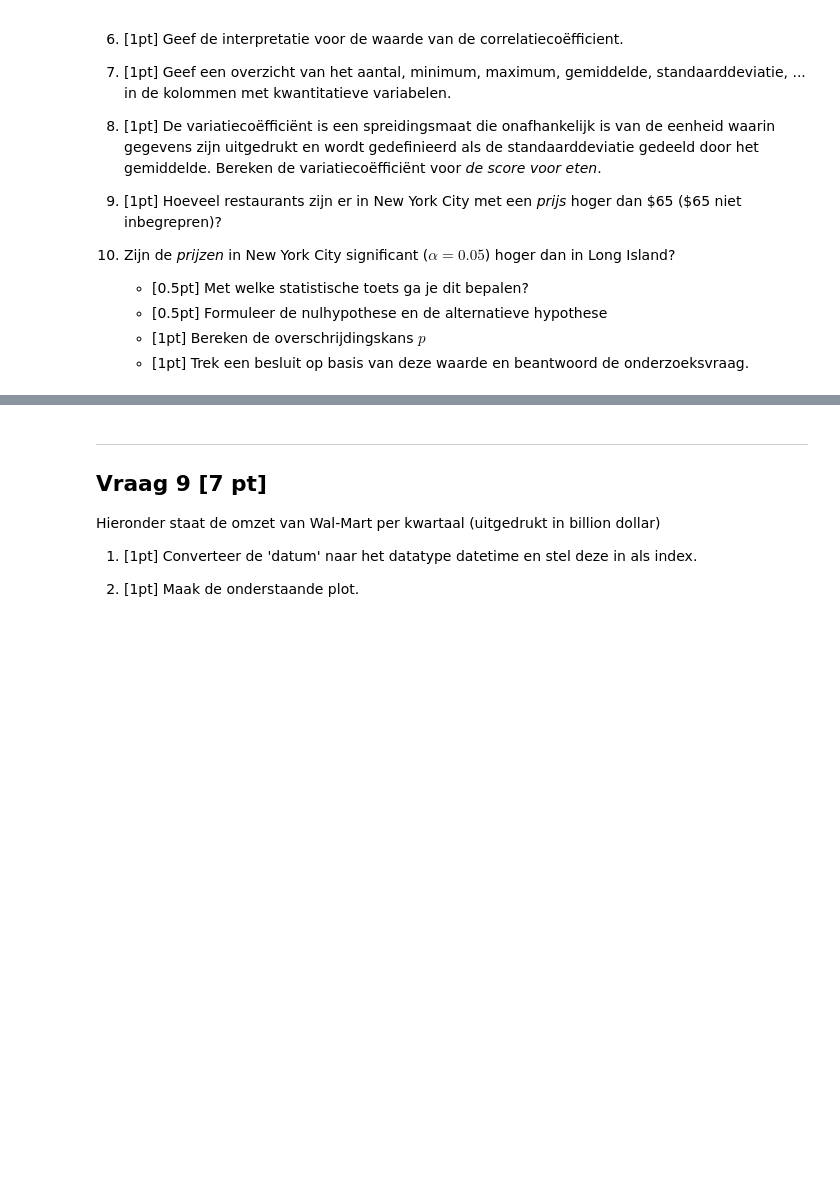
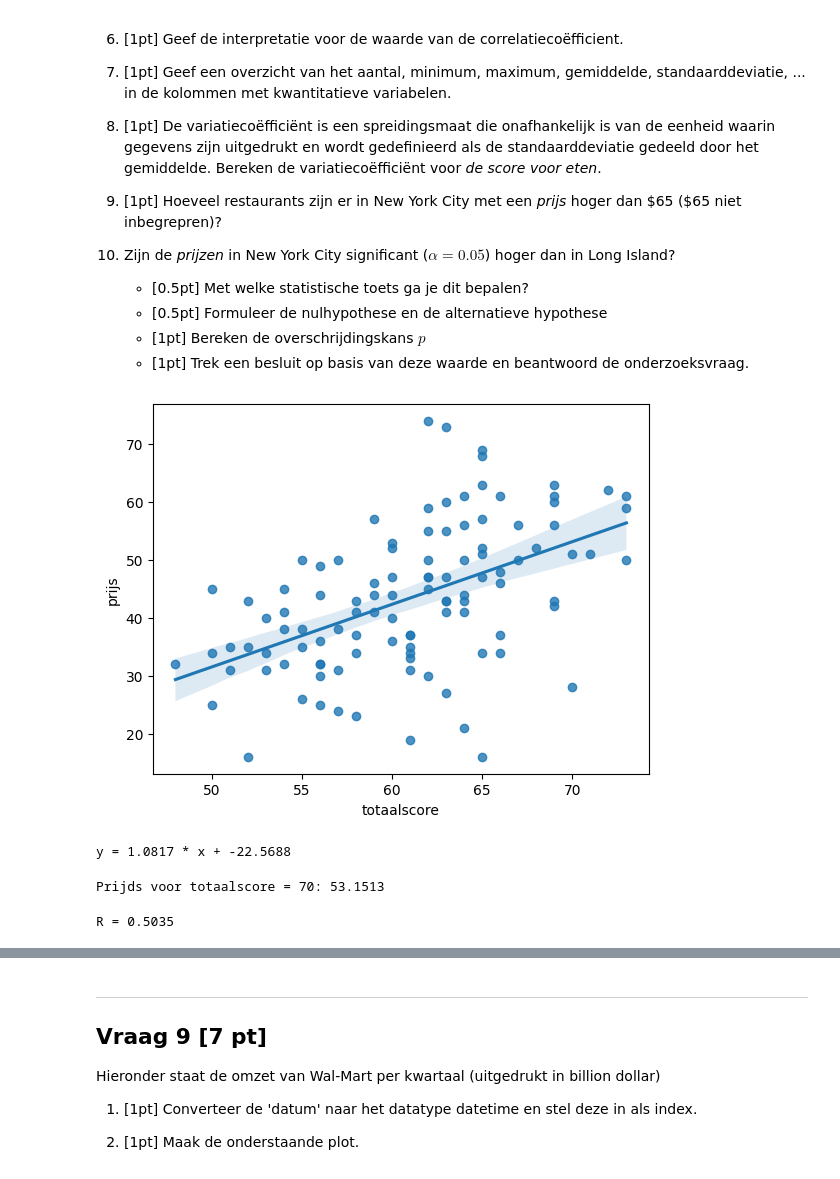
Before and after one commit to JasperHmn/dsailabs, a Jupyter notebook: RepeatExercises/DSAI-2324-EP2-Examen.ipynb, the cells around one changed output, grey strips where cells are left out. Drawn from its saved outputs; the diff is of its cells as text; code cells hidden in the pictures; blank space fills up the shorter version.

```diff
--- a/RepeatExercises/DSAI-2324-EP2-Examen.ipynb
+++ b/RepeatExercises/DSAI-2324-EP2-Examen.ipynb
@@ -254,3 +312,29 @@ dfrestaurants = pd.DataFrame(
     'decor': [18,19,17,17,17,16,15,18,22,18,22,17,19,16,21,20,16,19,17,18,16,19,15,21,23,14,20,16,18,21,17,16,17,14,14,18,19,18,17,18,20,17,14,17,16,17,19,16,17,15,18,20,19,22,25,20,21,17,21,17,18,19,15,18,17,21,17,17,15,23,23,24,18,23,20,17,15,16,21,21,19,19,17,19,17,18,19,21,21,20,18,21,21,22,14,22,24,15,24,15,21,26,21,15,21,15],
     'service': [17,20,18,16,15,19,19,19,18,19,17,16,19,16,21,21,18,18,17,20,14,18,19,20,20,20,21,18,20,21,19,23,19,24,18,20,20,21,23,22,21,20,19,23,21,21,21,21,21,20,22,20,20,20,23,17,16,21,16,18,22,21,18,21,17,19,20,19,17,17,19,18,18,24,22,19,18,18,20,24,18,21,20,21,19,24,21,24,23,21,23,24,21,22,18,24,24,21,20,21,23,22,22,23,23,21],
     'prijs': [38,36,32,45,34,37,38,35,52,43,57,16,40,35,51,61,45,50,23,44,32,36,34,59,43,26,48,46,47,57,19,56,74,43,25,37,21,50,63,34,37,30,41,52,47,73,68,55,60,53,47,69,44,50,62,40,31,47,31,32,27,44,41,33,43,35,31,30,25,49,43,41,44,59,46,38,35,32,47,42,50,45,41,41,34,50,16,28,63,34,61,51,56,60,24,51,50,34,56,37,43,61,52,55,61,31]})
+# %%
+#1
+dfrestaurants['totaalscore'] = dfrestaurants['eten'] + dfrestaurants['decor'] + dfrestaurants['service']
+# %%
+#2
+sns.regplot(data = dfrestaurants, x = 'totaalscore', y = 'prijs');
+# %% [output]
+[figure, added]
+# %%
+#3
+a,b = np.polyfit(dfrestaurants['totaalscore'], dfrestaurants['prijs'], deg=1)
+print(f'y = {a:.4f} * x + {b:.4f}')
+# %% [output]
+y = 1.0817 * x + -22.5688
+# %%
+#4
+print(f'Prijds voor totaalscore = 70: {a * 70 + b:.4f}')
+# %% [output]
+Prijds voor totaalscore = 70: 53.1513
+# %%
+#5
+cor = np.corrcoef(dfrestaurants['totaalscore'], dfrestaurants['prijs'])[0][1]
+print(f'R = {cor:.4f}')
+# kwadraat cor -> print(f'R² = {cor ** 2}')
+# %% [output]
+R = 0.5035
```
Also changed, not shown: parts of 32 cells of this notebook, 1 other file.
